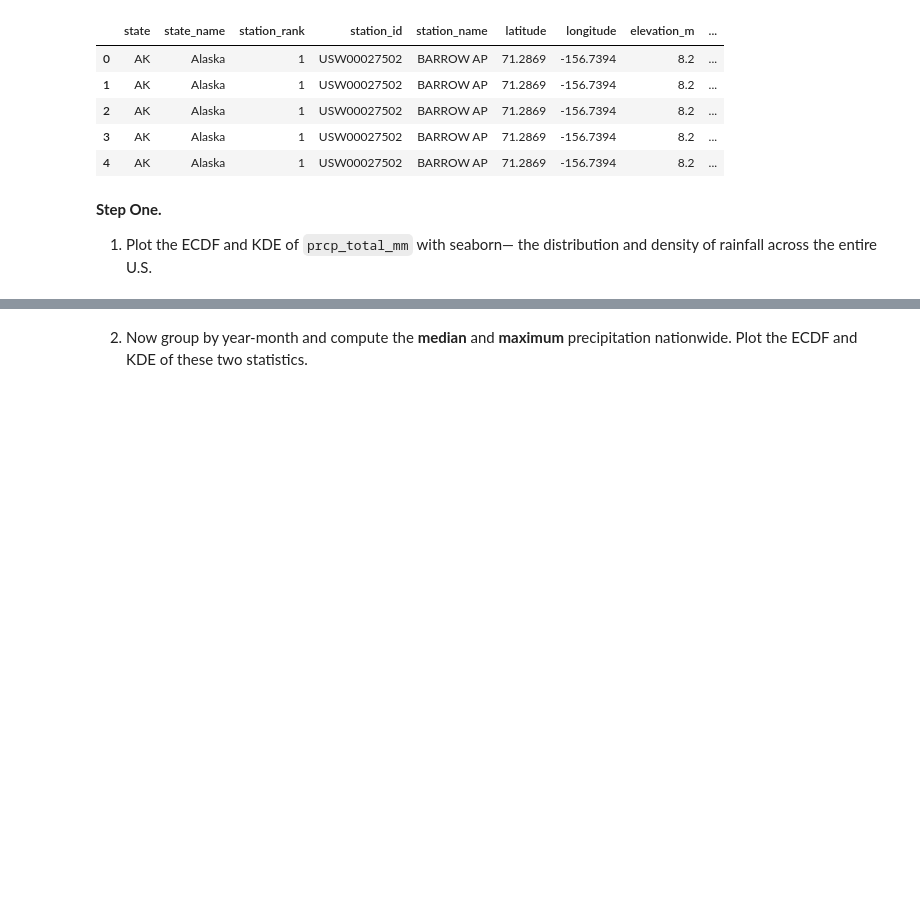
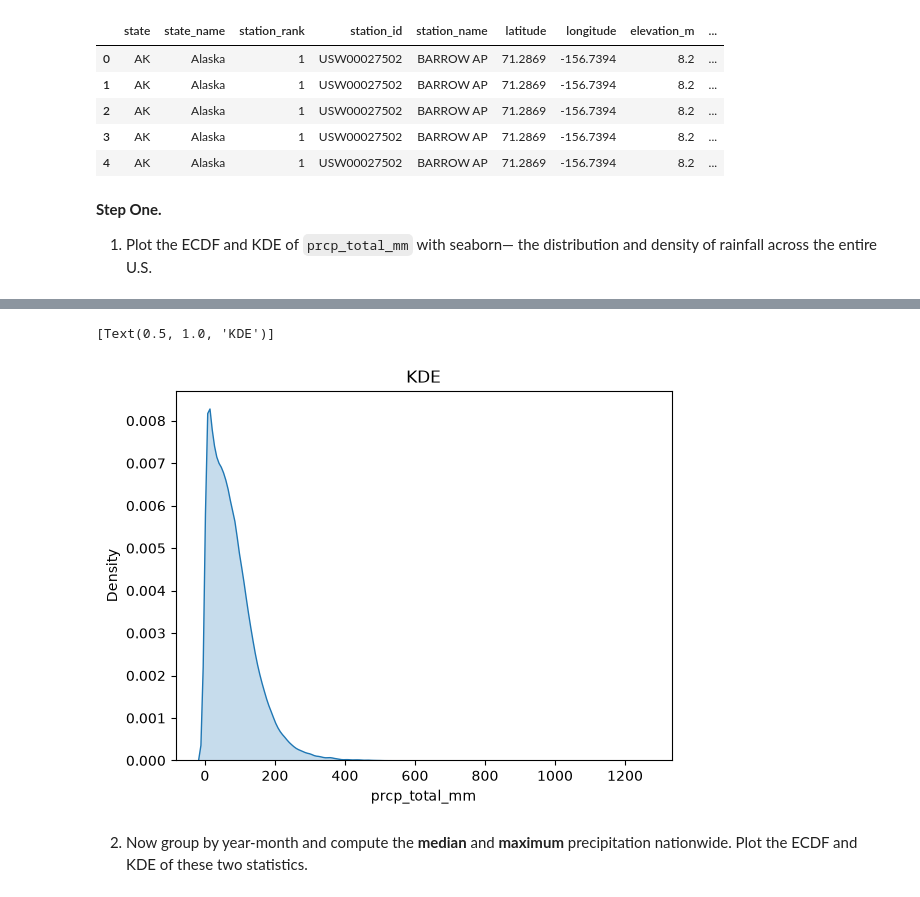
Before and after one commit to hdykens/UU_Lab_Repo, a Jupyter notebook: lab_05/lab_05.ipynb, the cells around one changed output, grey strips where cells are left out. Drawn from its saved outputs; the diff is of its cells as text; code cells hidden in the pictures; blank space fills up the shorter version.

```diff
--- a/lab_05/lab_05.ipynb
+++ b/lab_05/lab_05.ipynb
@@ -125,2 +132,7 @@ df.head()
+# %%
+sns.kdeplot(data=df, x='prcp_total_mm', fill = True).set(title='KDE')
+# %% [output]
+[Text(0.5, 1.0, 'KDE')]
+[figure, added]
 # %% [markdown]
 2. Now group by year-month and compute the **median** and **maximum** precipitation nationwide. Plot the ECDF and KDE of these two statistics.
```
Also changed, not shown: parts of 11 cells of this notebook.
